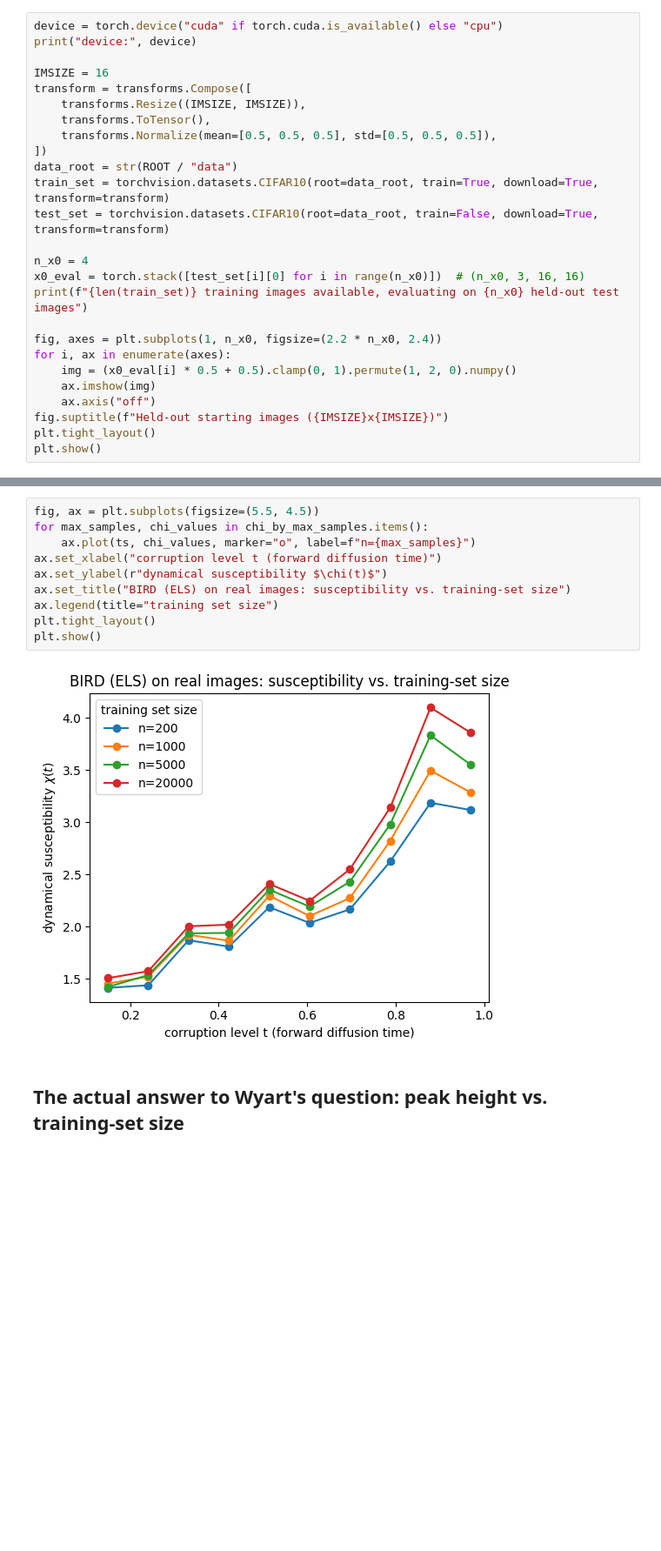
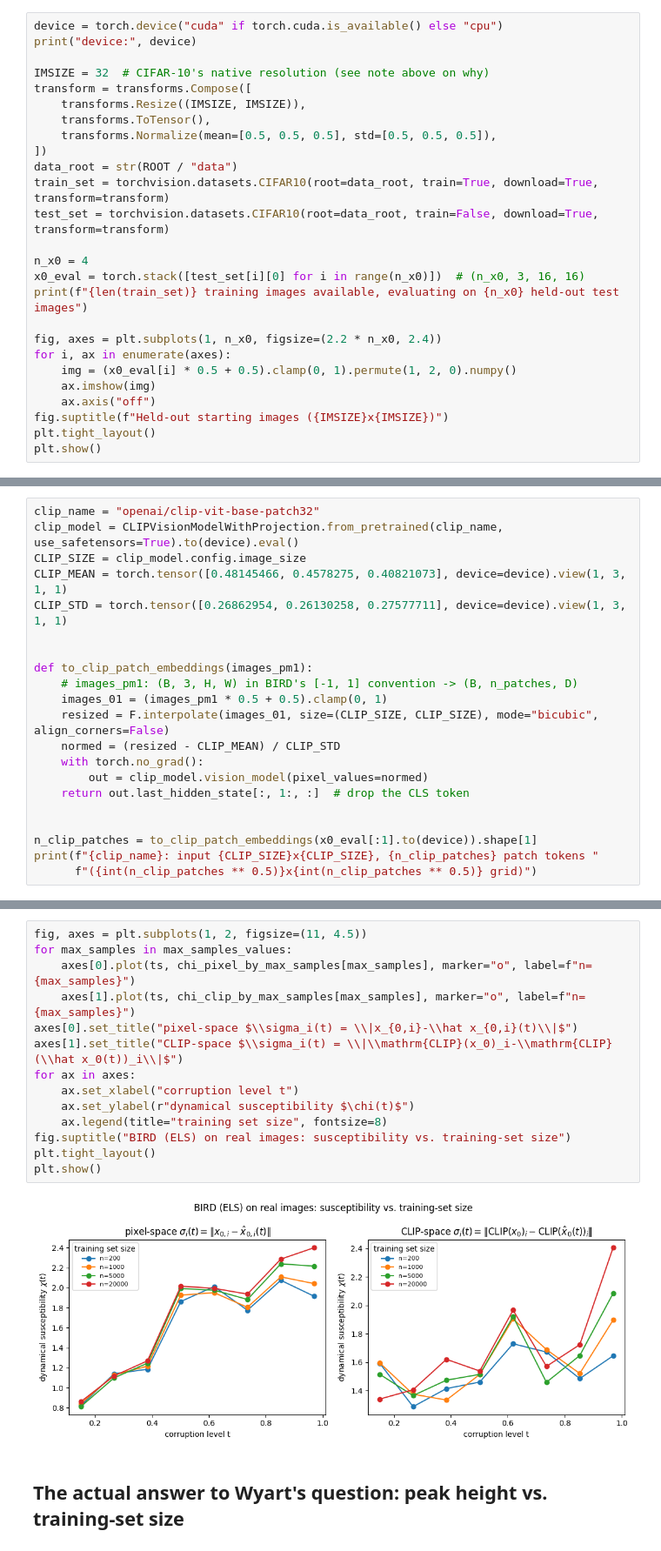
Before and after one commit to henhen724/convolutional_diffusion, a Jupyter notebook: notebooks/bird_susceptibility_vs_training_size.ipynb, the cells around one changed output, grey strips where cells are left out. Shown at 87% size. Saved outputs shown, nothing was run; the diff lists cells and outputs as text; blank space fills up the shorter version.

```diff
--- a/notebooks/bird_susceptibility_vs_training_size.ipynb
+++ b/notebooks/bird_susceptibility_vs_training_size.ipynb
@@ -61,7 +100,7 @@ pool for BIRD itself is the *train* split, subsetted via `max_samples`.
 device = torch.device("cuda" if torch.cuda.is_available() else "cpu")
 print("device:", device)
 
-IMSIZE = 16
+IMSIZE = 32  # CIFAR-10's native resolution (see note above on why)
 transform = transforms.Compose([
     transforms.Resize((IMSIZE, IMSIZE)),
     transforms.ToTensor(),
@@ -91,0 +131,21 @@ Files already downloaded and verified
+# %%
+clip_name = "openai/clip-vit-base-patch32"
+clip_model = CLIPVisionModelWithProjection.from_pretrained(clip_name, use_safetensors=True).to(device).eval()
+CLIP_SIZE = clip_model.config.image_size
+CLIP_MEAN = torch.tensor([0.48145466, 0.4578275, 0.40821073], device=device).view(1, 3, 1, 1)
+CLIP_STD = torch.tensor([0.26862954, 0.26130258, 0.27577711], device=device).view(1, 3, 1, 1)
+
+
+def to_clip_patch_embeddings(images_pm1):
+    # images_pm1: (B, 3, H, W) in BIRD's [-1, 1] convention -> (B, n_patches, D)
+    images_01 = (images_pm1 * 0.5 + 0.5).clamp(0, 1)
+    resized = F.interpolate(images_01, size=(CLIP_SIZE, CLIP_SIZE), mode="bicubic", align_corners=False)
+    normed = (resized - CLIP_MEAN) / CLIP_STD
+    with torch.no_grad():
+        out = clip_model.vision_model(pixel_values=normed)
+    return out.last_hidden_state[:, 1:, :]  # drop the CLS token
+
+
+n_clip_patches = to_clip_patch_embeddings(x0_eval[:1].to(device)).shape[1]
+print(f"{clip_name}: input {CLIP_SIZE}x{CLIP_SIZE}, {n_clip_patches} patch tokens "
+      f"({int(n_clip_patches ** 0.5)}x{int(n_clip_patches ** 0.5)} grid)")
@@ -146,15 +238,19 @@ max_samples= 20000: peak chi*=4.098 at t*=0.88 (chi=1 -> independent pixels, chi
 # %%
-fig, ax = plt.subplots(figsize=(5.5, 4.5))
-for max_samples, chi_values in chi_by_max_samples.items():
-    ax.plot(ts, chi_values, marker="o", label=f"n={max_samples}")
-ax.set_xlabel("corruption level t (forward diffusion time)")
-ax.set_ylabel(r"dynamical susceptibility $\chi(t)$")
-ax.set_title("BIRD (ELS) on real images: susceptibility vs. training-set size")
-ax.legend(title="training set size")
+fig, axes = plt.subplots(1, 2, figsize=(11, 4.5))
+for max_samples in max_samples_values:
+    axes[0].plot(ts, chi_pixel_by_max_samples[max_samples], marker="o", label=f"n={max_samples}")
+    axes[1].plot(ts, chi_clip_by_max_samples[max_samples], marker="o", label=f"n={max_samples}")
+axes[0].set_title("pixel-space $\\sigma_i(t) = \\|x_{0,i}-\\hat x_{0,i}(t)\\|$")
+axes[1].set_title("CLIP-space $\\sigma_i(t) = \\|\\mathrm{CLIP}(x_0)_i-\\mathrm{CLIP}(\\hat x_0(t))_i\\|$")
+for ax in axes:
+    ax.set_xlabel("corruption level t")
+    ax.set_ylabel(r"dynamical susceptibility $\chi(t)$")
+    ax.legend(title="training set size", fontsize=8)
+fig.suptitle("BIRD (ELS) on real images: susceptibility vs. training-set size")
 plt.tight_layout()
 plt.show()
 # %% [output]
-[figure, old version]
+[figure, new version]
 # %% [markdown]
 ## The actual answer to Wyart's question: peak height vs. training-set size
 # %%
```
Also changed, not shown: parts of 13 cells of this notebook, 44 other files.
